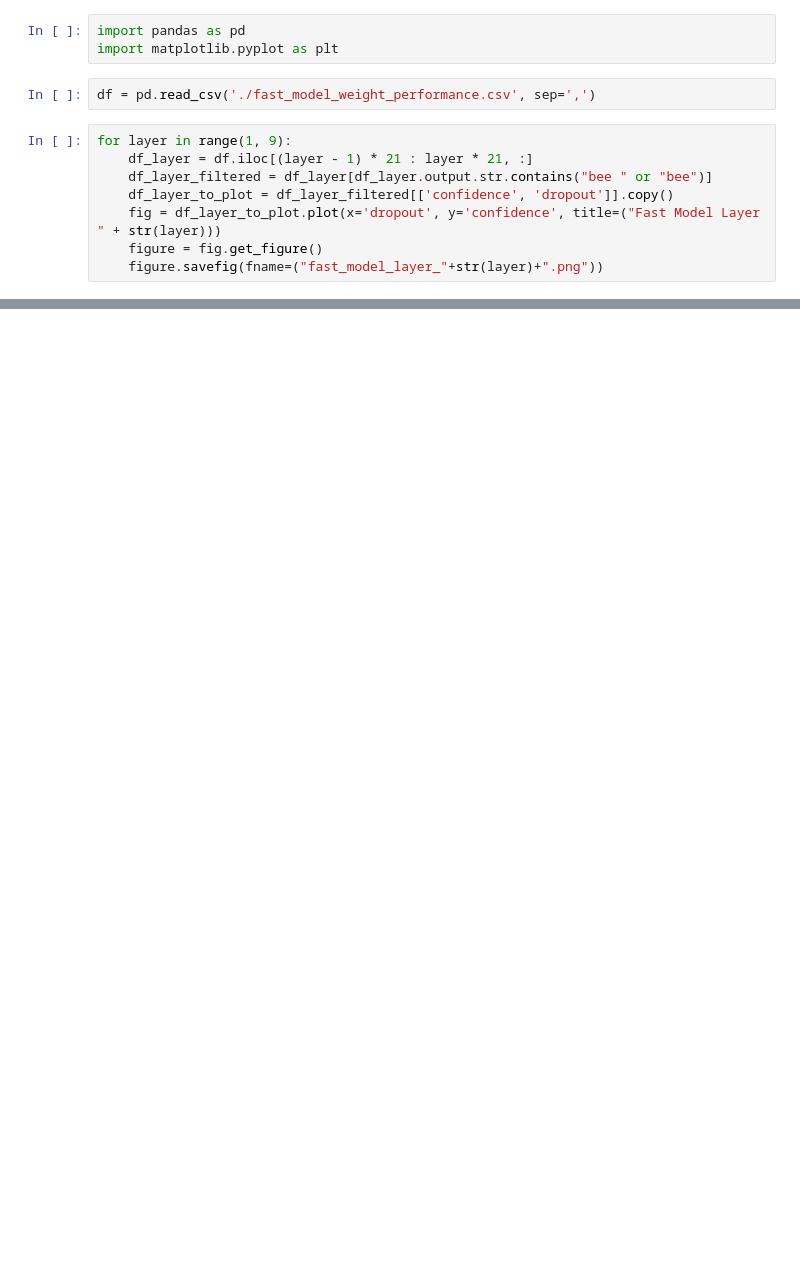
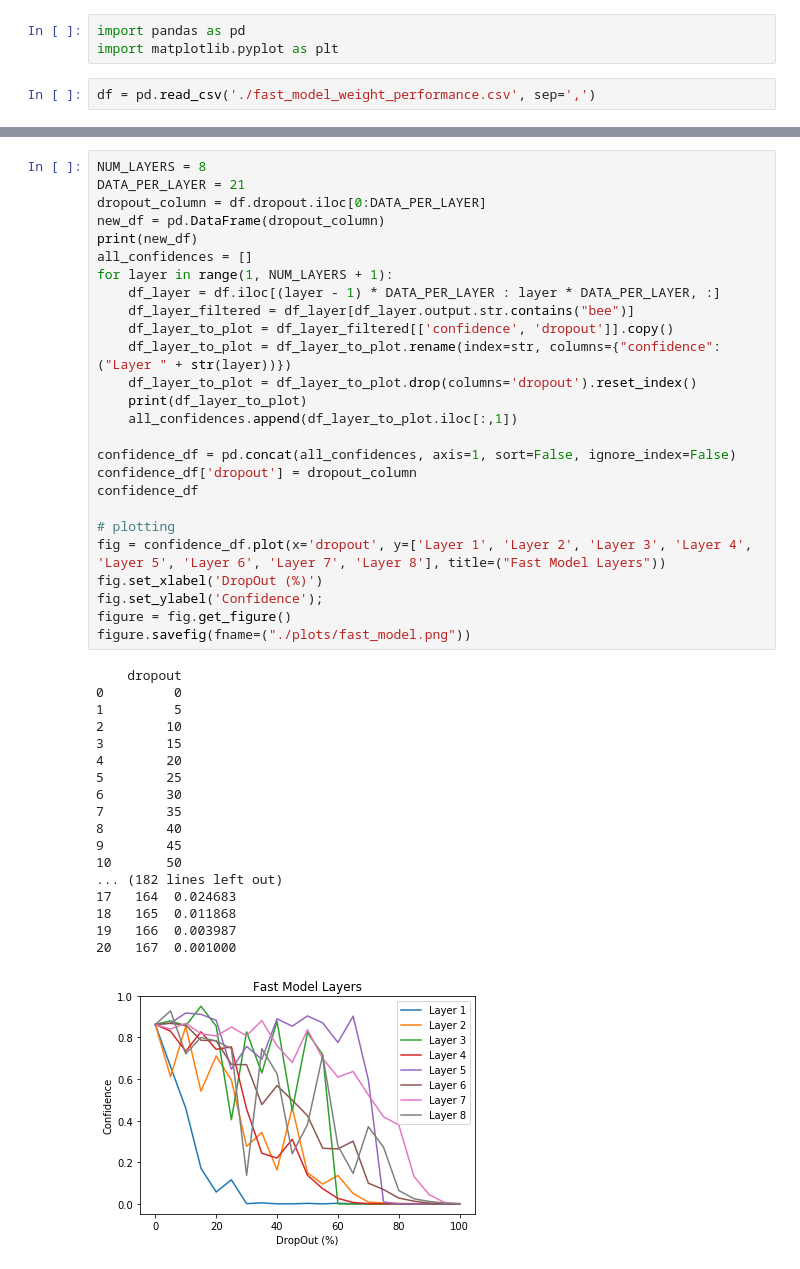
Before and after one commit to msukkari/OverFeat, a Jupyter notebook: experiments/csv/plotter.ipynb, the cells around one changed output, grey strips where cells are left out. Drawn from its saved outputs; the diff is of its cells as text; blank space fills up the shorter version.

Commit message:
plots for all layers

```diff
--- a/experiments/csv/plotter.ipynb
+++ b/experiments/csv/plotter.ipynb
@@ -3,11 +3,3 @@ import pandas as pd
 import matplotlib.pyplot as plt
 # %%
 df = pd.read_csv('./fast_model_weight_performance.csv', sep=',')
-# %%
-for layer in range(1, 9):
-    df_layer = df.iloc[(layer - 1) * 21 : layer * 21, :]
-    df_layer_filtered = df_layer[df_layer.output.str.contains("bee " or "bee")]
-    df_layer_to_plot = df_layer_filtered[['confidence', 'dropout']].copy()
-    fig = df_layer_to_plot.plot(x='dropout', y='confidence', title=("Fast Model Layer " + str(layer)))
-    figure = fig.get_figure()
-    figure.savefig(fname=("fast_model_layer_"+str(layer)+".png"))
@@ -22,0 +27,45 @@ for layer in range(1, 9):
+# %%
+NUM_LAYERS = 8
+DATA_PER_LAYER = 21
+dropout_column = df.dropout.iloc[0:DATA_PER_LAYER]
+new_df = pd.DataFrame(dropout_column)
+print(new_df)
+all_confidences = []
+for layer in range(1, NUM_LAYERS + 1):
+    df_layer = df.iloc[(layer - 1) * DATA_PER_LAYER : layer * DATA_PER_LAYER, :]
+    df_layer_filtered = df_layer[df_layer.output.str.contains("bee")]
+    df_layer_to_plot = df_layer_filtered[['confidence', 'dropout']].copy()
+    df_layer_to_plot = df_layer_to_plot.rename(index=str, columns={"confidence": ("Layer " + str(layer))})
+    df_layer_to_plot = df_layer_to_plot.drop(columns='dropout').reset_index()
+    print(df_layer_to_plot)
+    all_confidences.append(df_layer_to_plot.iloc[:,1])
+
+confidence_df = pd.concat(all_confidences, axis=1, sort=False, ignore_index=False)
+confidence_df['dropout'] = dropout_column
+confidence_df
+
+# plotting
+fig = confidence_df.plot(x='dropout', y=['Layer 1', 'Layer 2', 'Layer 3', 'Layer 4', 'Layer 5', 'Layer 6', 'Layer 7', 'Layer 8'], title=("Fast Model Layers"))
+fig.set_xlabel('DropOut (%)')
+fig.set_ylabel('Confidence');
+figure = fig.get_figure()
+figure.savefig(fname=("./plots/fast_model.png"))
+# %% [output]
+    dropout
+0         0
+1         5
+2        10
+3        15
+4        20
+5        25
+6        30
+7        35
+8        40
+9        45
+10       50
+... (182 lines left out)
+17   164  0.024683
+18   165  0.011868
+19   166  0.003987
+20   167  0.001000
+[figure, added]
```
Also changed, not shown: parts of 3 cells of this notebook, 15 other files.
